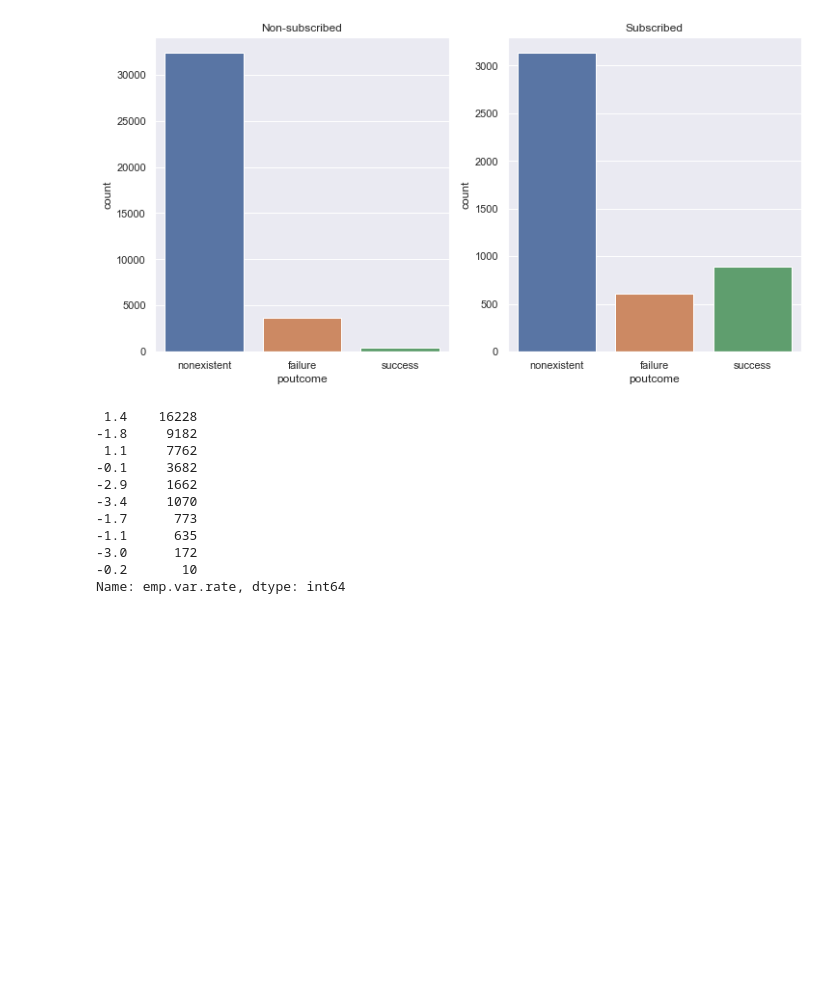
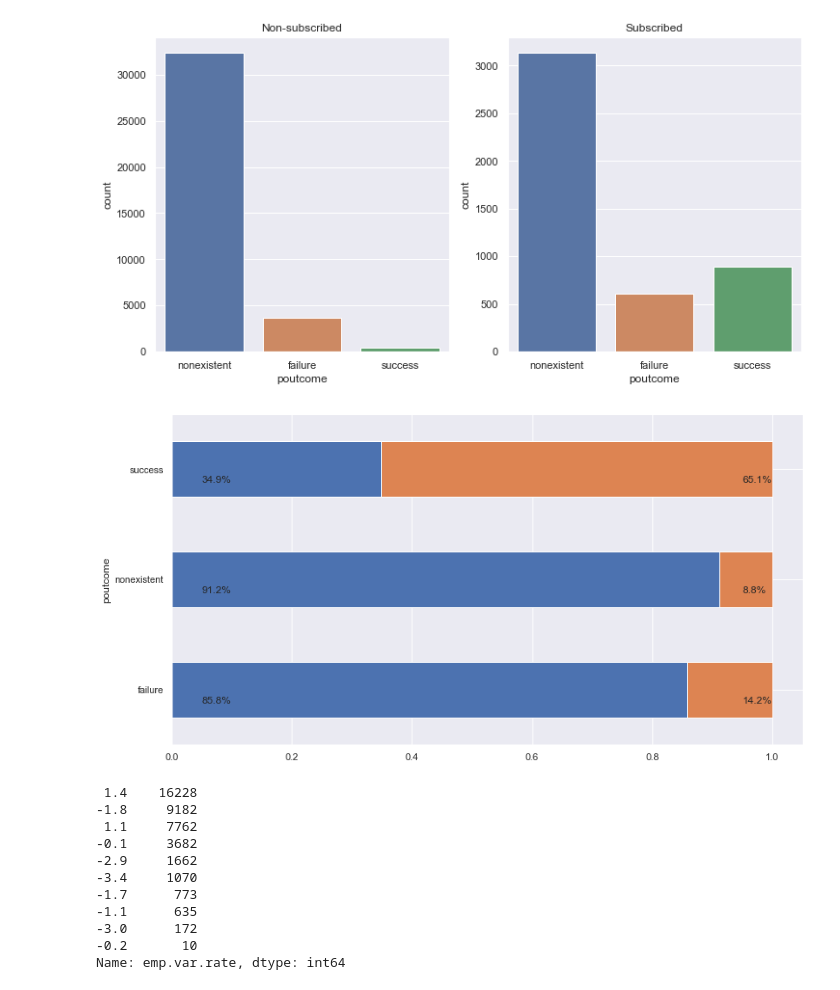
Before and after one commit to DucNgMinh/Data-Driven-Marketing, a Jupyter notebook: Buoi 3.ipynb, the cells around one changed output. Cells and saved outputs as stored; diff of their text form; code cells hidden in the pictures; blank space fills up the shorter version.

```diff
--- a/Buoi 3.ipynb
+++ b/Buoi 3.ipynb
@@ -315,6 +315,10 @@ sns.countplot(df[df['conversion'] == 1]['poutcome'], ax= ax[1]).set(title = "Sub
 # %% [output]
 [Text(0.5, 1.0, 'Subscribed')]
 [figure]
+# %%
+stacked_hbar_chart(df, 'poutcome', 'y', 'conversion')
+# %% [output]
+[figure, added]
 # %%
 df['emp.var.rate'].value_counts()
 # %% [output]
```
Also changed, not shown: parts of 2 cells of this notebook, 1 other file.
